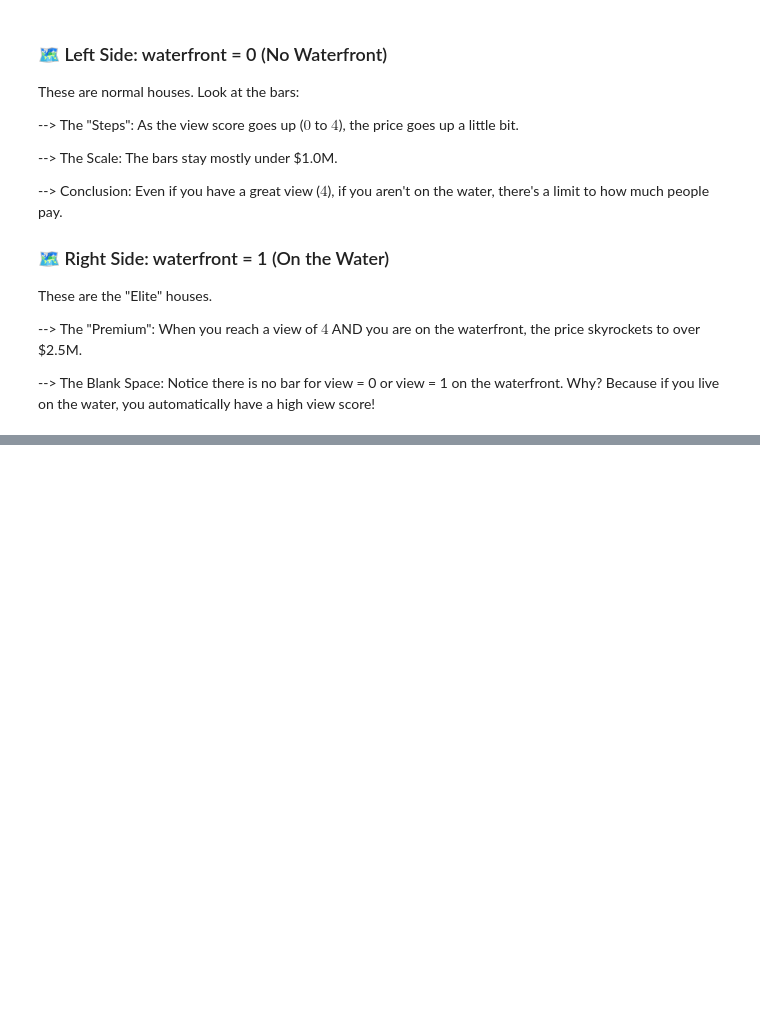
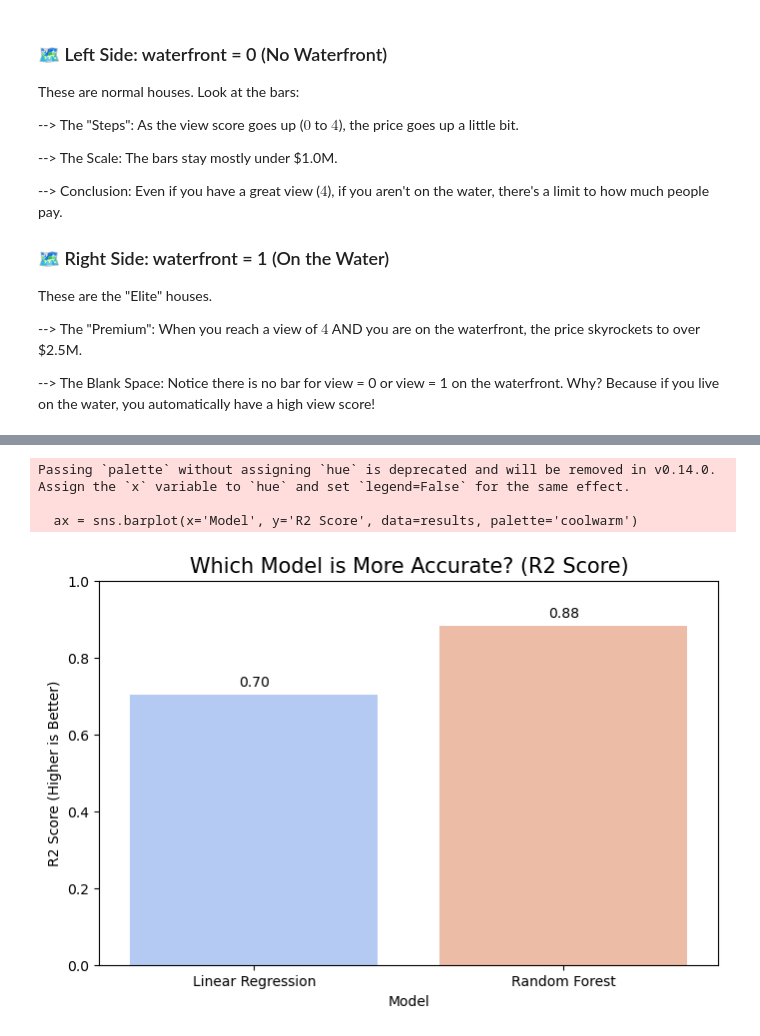
Before and after one commit to PabloXberg/PROJECT-2, a Jupyter notebook: main.ipynb, the cells around one changed output, grey strips where cells are left out. Drawn from its saved outputs; the diff is of its cells as text; code cells hidden in the pictures; blank space fills up the shorter version.

Commit message:
more cleaning, rune some models, did some visualisation

```diff
--- a/main.ipynb
+++ b/main.ipynb
@@ -223,0 +266,24 @@ These are the "Elite" houses.
+# %%
+from sklearn.linear_model import LinearRegression
+from sklearn.ensemble import RandomForestRegressor
+from sklearn.metrics import mean_absolute_error, r2_score
+
+# --- 1. Linear Regression ---
+lr_model = LinearRegression()
+lr_model.fit(X_train_scaled, y_train)
+lr_preds = lr_model.predict(X_test_scaled)
+
+# --- 2. Random Forest (The Powerful One) ---
+rf_model = RandomForestRegressor(n_estimators=100, random_state=42)
+rf_model.fit(X_train_scaled, y_train)
+rf_preds = rf_model.predict(X_test_scaled)
+
+print("Both models have been trained!")
+
+results = pd.DataFrame({
+    'Model': ['Linear Regression', 'Random Forest'],
+    'R2 Score': [r2_score(y_test, lr_preds), r2_score(y_test, rf_preds)],
+    'MAE ($)': [mean_absolute_error(y_test, lr_preds), mean_absolute_error(y_test, rf_preds)]
+})
+
+print(results)
@@ -223,0 +321,24 @@ These are the "Elite" houses.
+# %%
+import matplotlib.pyplot as plt
+import seaborn as sns
+
+# Visualizing the R2 Score comparison
+plt.figure(figsize=(8, 5))
+ax = sns.barplot(x='Model', y='R2 Score', data=results, palette='coolwarm')
+plt.title('Which Model is More Accurate? (R2 Score)', fontsize=15)
+plt.ylabel('R2 Score (Higher is Better)')
+plt.ylim(0, 1)
+
+# Adding the percentage labels on top of bars
+for p in ax.patches:
+    ax.annotate(format(p.get_height(), '.2f'),
+                (p.get_x() + p.get_width() / 2., p.get_height()),
+                ha = 'center', va = 'center',
+                xytext = (0, 9),
+                textcoords = 'offset points')
+plt.show()
+# %% [output]
+Passing `palette` without assigning `hue` is deprecated and will be removed in v0.14.0. Assign the `x` variable to `hue` and set `legend=False` for the same effect.
+
+  ax = sns.barplot(x='Model', y='R2 Score', data=results, palette='coolwarm')
+[figure, added]
```
Also changed, not shown: parts of 12 cells of this notebook, 1 other file.
